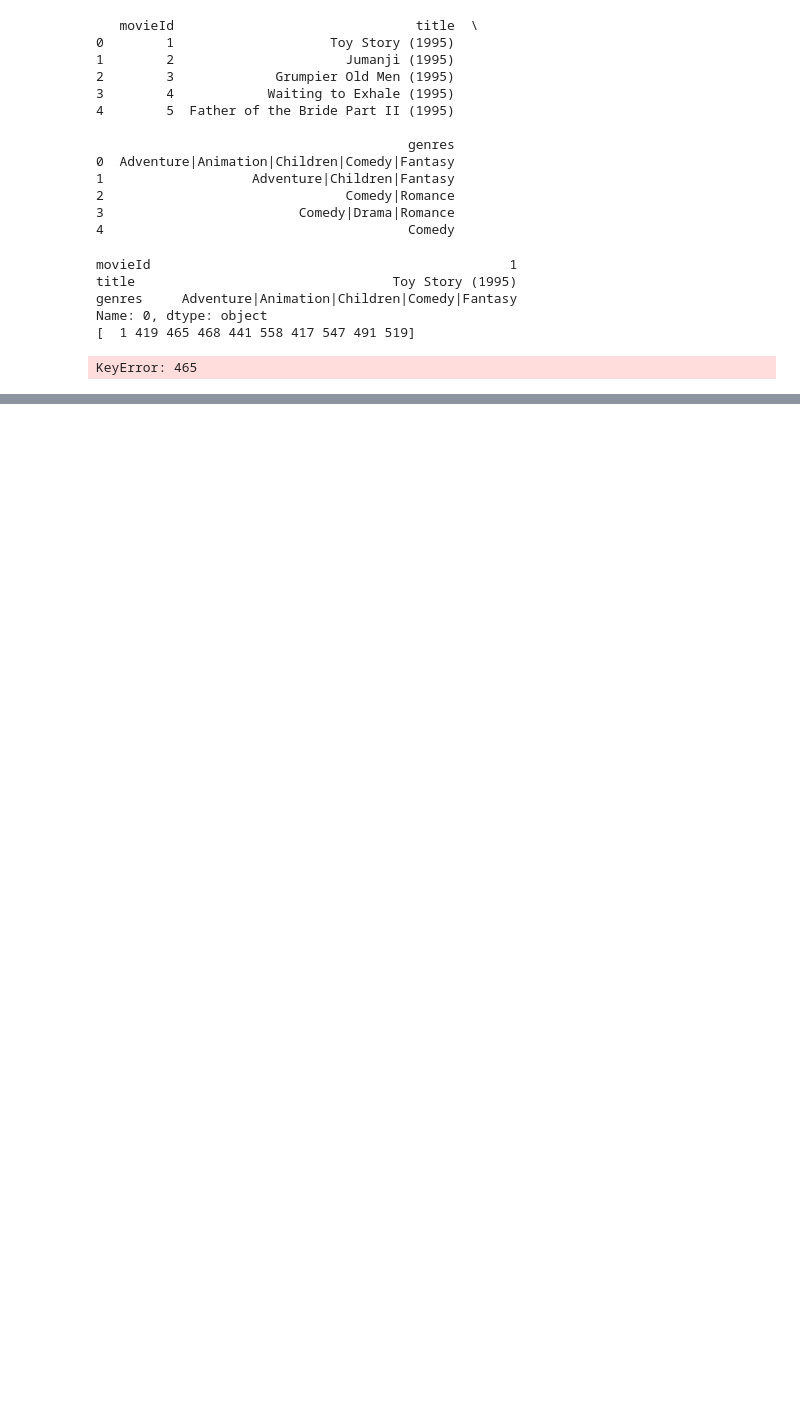
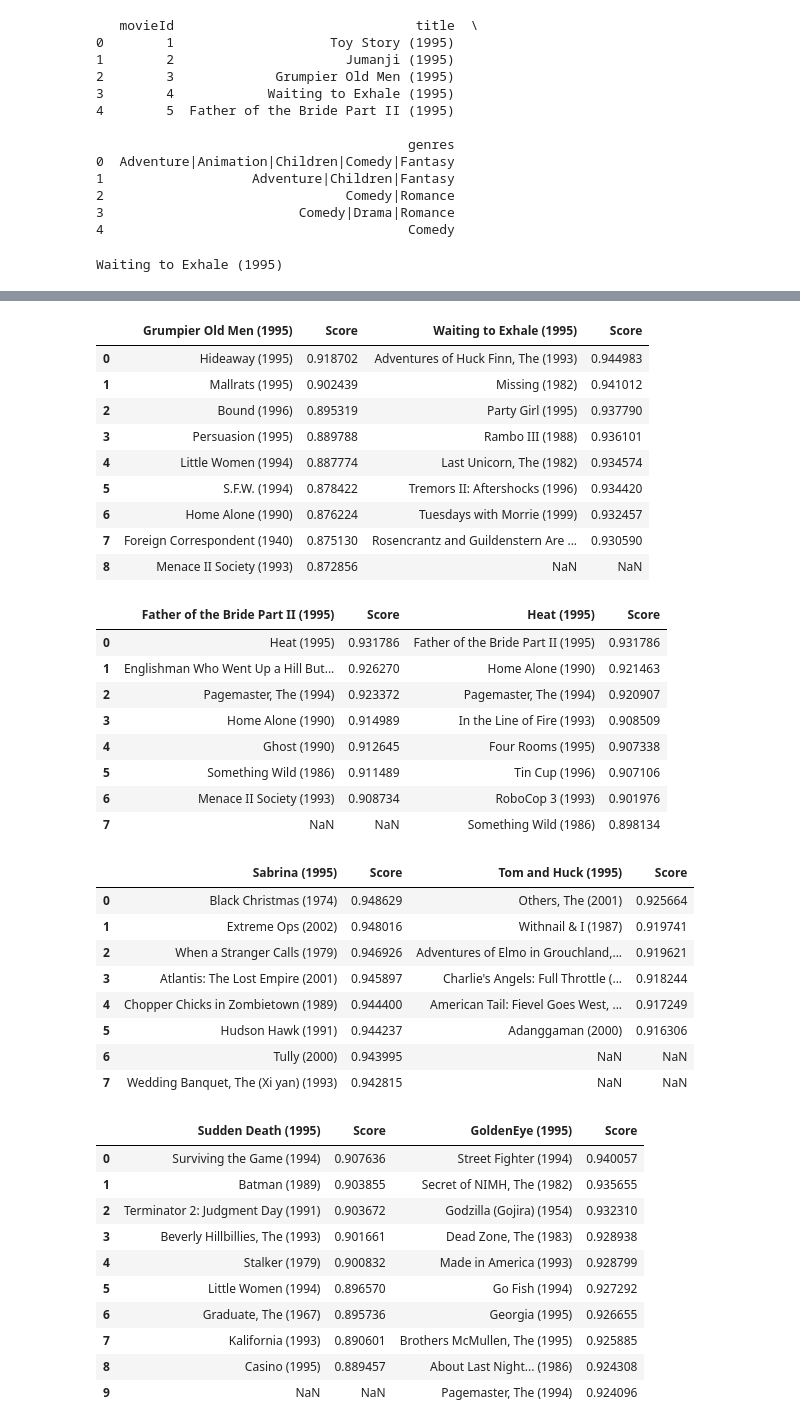
Before and after one commit to dkyos/data-analysis, a Jupyter notebook: MF_recommend_movies.ipynb, the cells around one changed output, grey strips where cells are left out. Drawn from its saved outputs; the diff is of its cells as text; code cells hidden in the pictures; blank space fills up the shorter version.

```diff
--- a/MF_recommend_movies.ipynb
+++ b/MF_recommend_movies.ipynb
@@ -267,3 +228,7 @@ print(movies.head())
 2                               Comedy|Romance
 3                         Comedy|Drama|Romance
 4                                       Comedy
+# %%
+print(namesdic[4])
+# %% [output]
+Waiting to Exhale (1995)
@@ -271,22 +272,20 @@ print(movies.head())
 from IPython.core import display as ICD
 dataframes = []
 for i,row in enumerate(movies.iterrows()):
+    if i > 10:
+        break
     row = row[1]
-    print(row)
+    #print(row)
+    #print(row.title)
+    #print('-'*10)
     similars = pd.DataFrame(most_similar(row["movieId"],
                                          item_embeddings,
                                          top_n=10,
                                          euclidian= False))
-    similars.columns = [row["title"]+' Closest',row["title"]+' Score' ]
+    similars.columns = [row["title"], ' Score' ]
     dataframes.append(similars)
-    if i % 2 ==1 :
+    if i % 2 == 1 :
         final = pd.concat(dataframes,axis=1)
         ICD.display(final)
         dataframes=[]
 # %% [output]
-movieId                                              1
-title                                 Toy Story (1995)
-genres     Adventure|Animation|Children|Comedy|Fantasy
-Name: 0, dtype: object
-[  1 419 465 468 441 558 417 547 491 519]
-KeyError: 465
@@ -292,0 +302,39 @@ KeyError: 465
+|  | Grumpier Old Men (1995) | Score | Waiting to Exhale (1995) | Score |
+| 0 | Hideaway (1995) | 0.918702 | Adventures of Huck Finn, The (1993) | 0.944983 |
+| 1 | Mallrats (1995) | 0.902439 | Missing (1982) | 0.941012 |
+| 2 | Bound (1996) | 0.895319 | Party Girl (1995) | 0.937790 |
+| 3 | Persuasion (1995) | 0.889788 | Rambo III (1988) | 0.936101 |
+| 4 | Little Women (1994) | 0.887774 | Last Unicorn, The (1982) | 0.934574 |
+| 5 | S.F.W. (1994) | 0.878422 | Tremors II: Aftershocks (1996) | 0.934420 |
+| 6 | Home Alone (1990) | 0.876224 | Tuesdays with Morrie (1999) | 0.932457 |
+| 7 | Foreign Correspondent (1940) | 0.875130 | Rosencrantz and Guildenstern Are ... | 0.930590 |
+| 8 | Menace II Society (1993) | 0.872856 | NaN | NaN |
+|  | Father of the Bride Part II (1995) | Score | Heat (1995) | Score |
+| 0 | Heat (1995) | 0.931786 | Father of the Bride Part II (1995) | 0.931786 |
+| 1 | Englishman Who Went Up a Hill But... | 0.926270 | Home Alone (1990) | 0.921463 |
+| 2 | Pagemaster, The (1994) | 0.923372 | Pagemaster, The (1994) | 0.920907 |
+| 3 | Home Alone (1990) | 0.914989 | In the Line of Fire (1993) | 0.908509 |
+| 4 | Ghost (1990) | 0.912645 | Four Rooms (1995) | 0.907338 |
+| 5 | Something Wild (1986) | 0.911489 | Tin Cup (1996) | 0.907106 |
+| 6 | Menace II Society (1993) | 0.908734 | RoboCop 3 (1993) | 0.901976 |
+| 7 | NaN | NaN | Something Wild (1986) | 0.898134 |
+|  | Sabrina (1995) | Score | Tom and Huck (1995) | Score |
+| 0 | Black Christmas (1974) | 0.948629 | Others, The (2001) | 0.925664 |
+| 1 | Extreme Ops (2002) | 0.948016 | Withnail & I (1987) | 0.919741 |
+| 2 | When a Stranger Calls (1979) | 0.946926 | Adventures of Elmo in Grouchland,... | 0.919621 |
+| 3 | Atlantis: The Lost Empire (2001) | 0.945897 | Charlie's Angels: Full Throttle (... | 0.918244 |
+| 4 | Chopper Chicks in Zombietown (1989) | 0.944400 | American Tail: Fievel Goes West, ... | 0.917249 |
+| 5 | Hudson Hawk (1991) | 0.944237 | Adanggaman (2000) | 0.916306 |
+| 6 | Tully (2000) | 0.943995 | NaN | NaN |
+| 7 | Wedding Banquet, The (Xi yan) (1993) | 0.942815 | NaN | NaN |
+|  | Sudden Death (1995) | Score | GoldenEye (1995) | Score |
+| 0 | Surviving the Game (1994) | 0.907636 | Street Fighter (1994) | 0.940057 |
+| 1 | Batman (1989) | 0.903855 | Secret of NIMH, The (1982) | 0.935655 |
+| 2 | Terminator 2: Judgment Day (1991) | 0.903672 | Godzilla (Gojira) (1954) | 0.932310 |
+| 3 | Beverly Hillbillies, The (1993) | 0.901661 | Dead Zone, The (1983) | 0.928938 |
+| 4 | Stalker (1979) | 0.900832 | Made in America (1993) | 0.928799 |
+| 5 | Little Women (1994) | 0.896570 | Go Fish (1994) | 0.927292 |
+| 6 | Graduate, The (1967) | 0.895736 | Georgia (1995) | 0.926655 |
+| 7 | Kalifornia (1993) | 0.890601 | Brothers McMullen, The (1995) | 0.925885 |
+| 8 | Casino (1995) | 0.889457 | About Last Night... (1986) | 0.924308 |
+| 9 | NaN | NaN | Pagemaster, The (1994) | 0.924096 |
```
Also changed, not shown: parts of 6 cells of this notebook.
